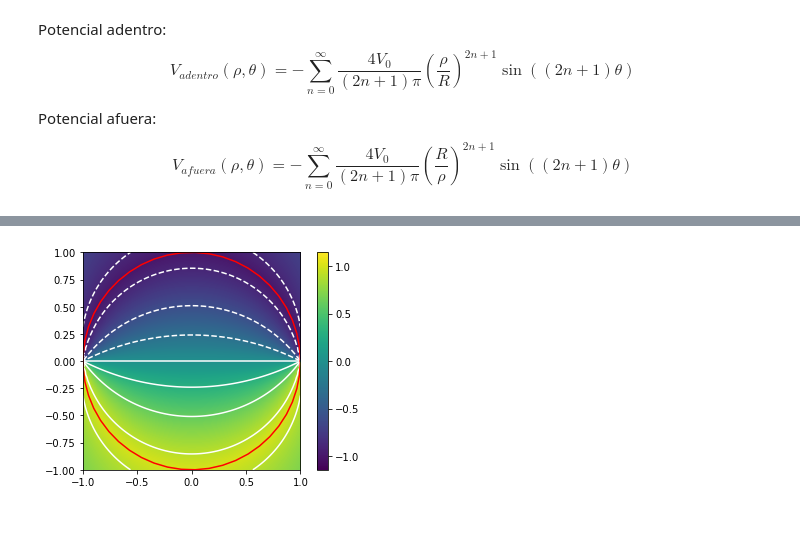
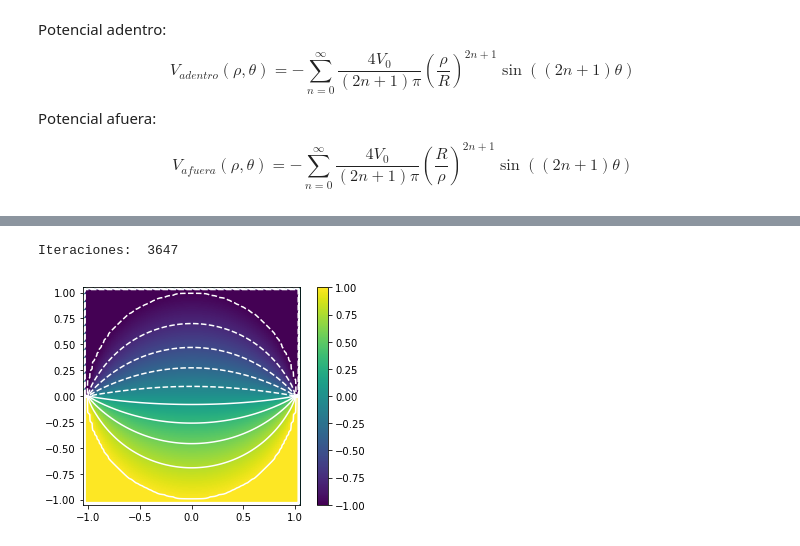
Before and after one commit to richmf/Fisica-Computacional-clases, a Jupyter notebook: Comparación Met Jacobo con sol analítica.ipynb, the cells around one changed output, grey strips where cells are left out. Saved outputs shown, nothing was run; the diff lists cells and outputs as text; code cells hidden in the pictures.

```diff
--- a/Comparación Met Jacobo con sol analítica.ipynb
+++ b/Comparación Met Jacobo con sol analítica.ipynb
@@ -63,3 +63,3 @@ show()
 # %%
-x , y = linspace(-1,1,200) , linspace(-1,1,200)
-V = Pot_xy(x,y)
+x , y = linspace(-1.05,1.05,100) , linspace(-1.05,1.05,100)
+V = Pot_xy(x,y,N=500)
@@ -65,0 +115,4 @@ V = Pot_xy(x,y)
+# %%
+#Ojo hay que cambiar x , y por los anteirores
+#x , y = linspace(-1.1,1.1,50) , linspace(-1.1,1.1,50)
+V_num = malla_circ_dentro(x,y)
@@ -66,11 +126,15 @@ V = Pot_xy(x,y)
+# %%
+V_num , diferencias = Met_jacob(x,y,V_num,error=1e-5)
+# %% [output]
+Iteraciones:  3647
 # %%
-imshow(V,extent=[x[0],x[-1],y[0],y[-1]],origin='lower')
+imshow(V_num,extent=[x[0],x[-1],y[0],y[-1]],origin='lower')
 colorbar()
 XX , YY = meshgrid(x,y)
-contour(XX,YY,V,colors='white')
-th = linspace(0,2*pi)
-plot(cos(th) , sin(th) , color='red')
+niveles_num = linspace(-0.99,0.99,10)
+contour(XX,YY,V_num,colors='white',levels=niveles_num)
+
 gca().set_aspect('equal')
 show()
 # %% [output]
-[figure, old version]
+[figure, new version]
```
Also changed, not shown: parts of 10 cells of this notebook.
